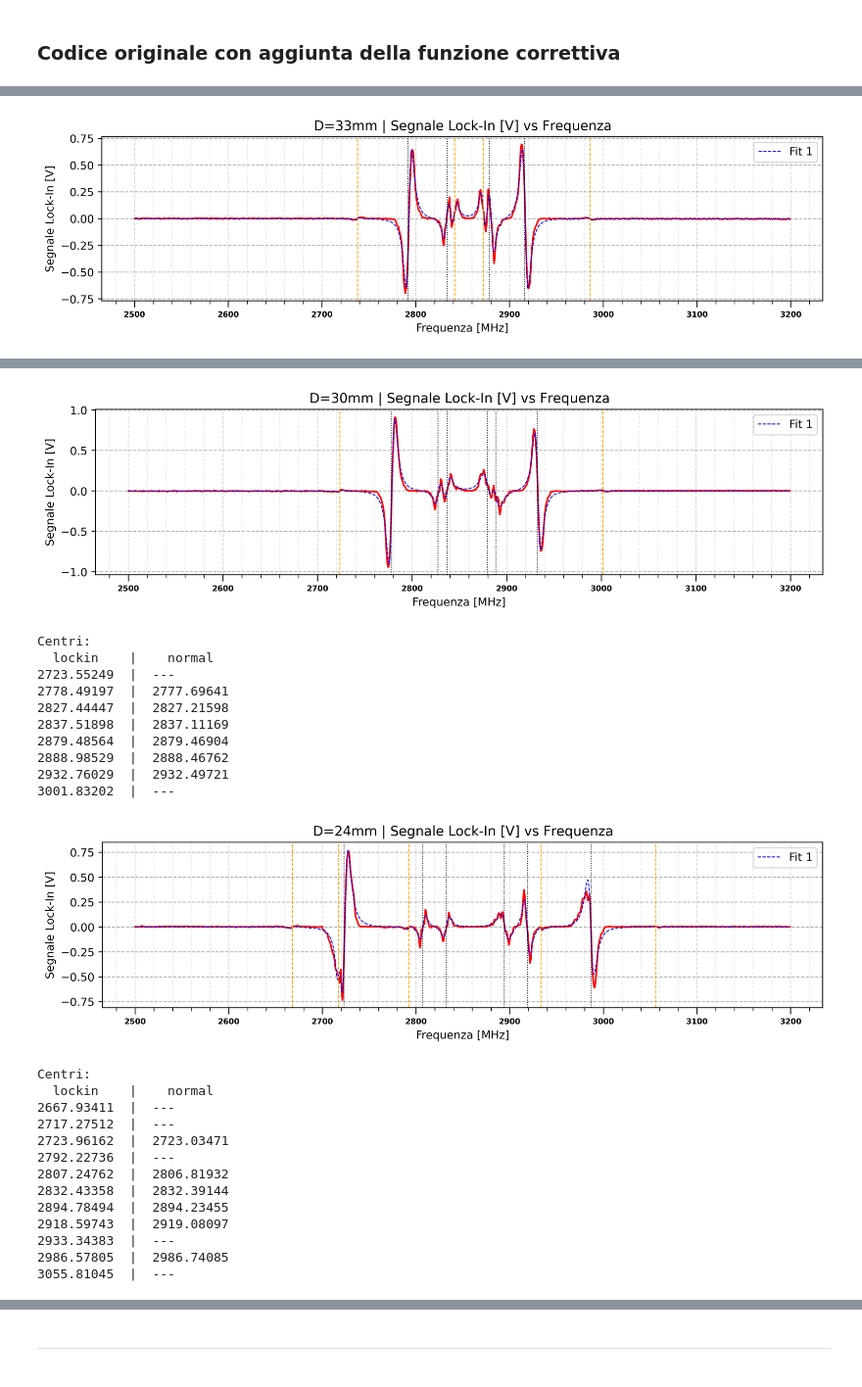
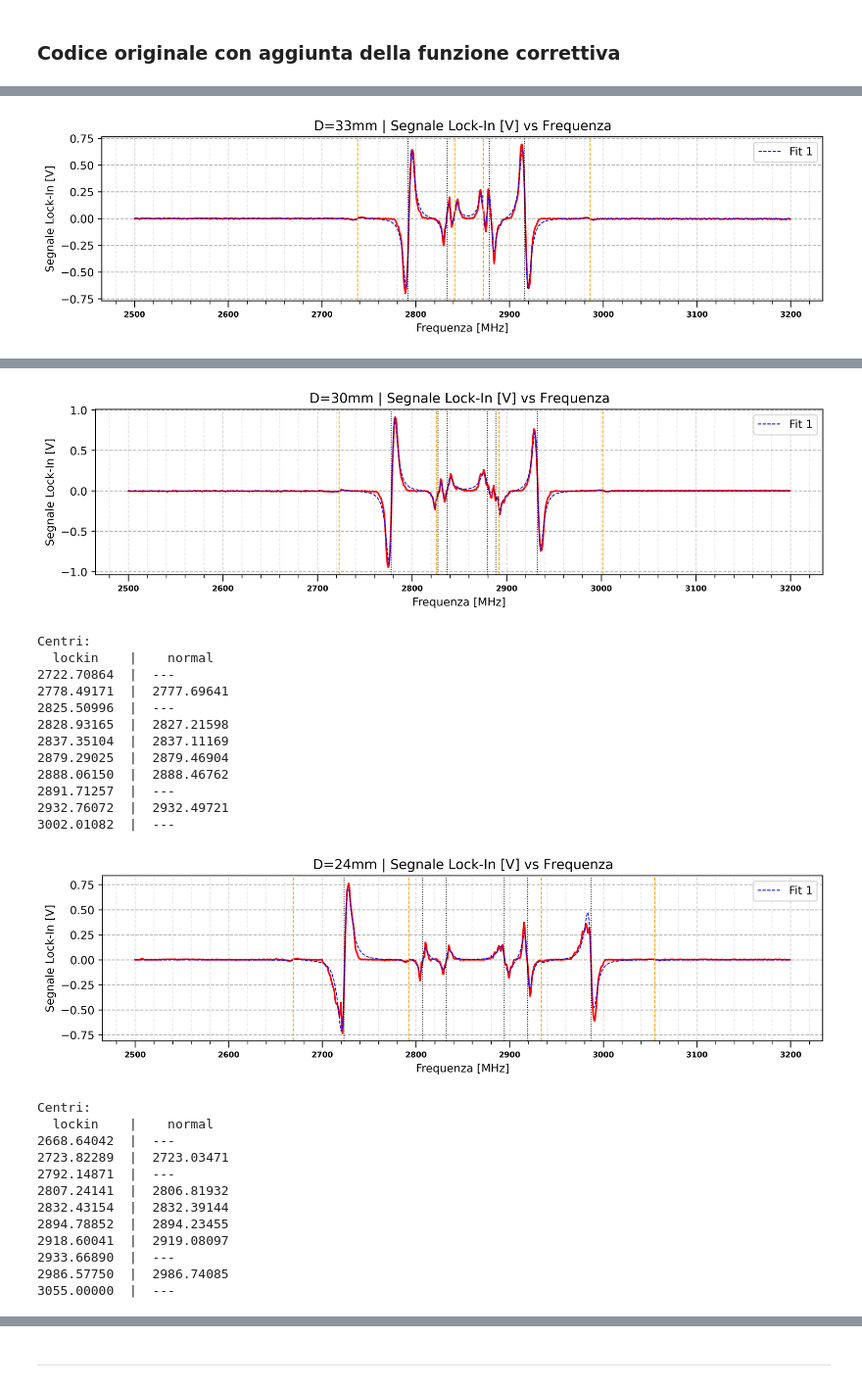
Before and after one commit to zosojack/lab-ss-2, a Jupyter notebook: PARTE 4: ODMR/RIFA:analisi_lockin_cristallo_2 copy.ipynb, the cells around one changed output, grey strips where cells are left out. Shown at 98% size. Cells and saved outputs as stored; diff of their text form; code cells hidden in the pictures.

```diff
--- a/PARTE 4: ODMR/RIFA:analisi_lockin_cristallo_2 copy.ipynb
+++ b/PARTE 4: ODMR/RIFA:analisi_lockin_cristallo_2 copy.ipynb
@@ -45,14 +45,14 @@ def aggiungi_possibili_picchi_mancanti(nu0s, gammas, dist):
         gammas = cat([2],    gammas, [2])
 
     if dist == 30:
-        nu0s   = cat([2720], nu0s, [3000])
-        gammas = cat([2],    gammas, [2])
+        nu0s   = cat([2720], [nu0s[0]], [2822], nu0s[1:-1], [2891], [nu0s[-1]], [3000])
+        gammas = cat([2], [gammas[0]], [2], gammas[1:-1], [2], [gammas[-1]], [2])
 
     if dist == 24:
-        nu0s   = cat([nu0s[0]], [2790], nu0s[1:-1], [2935], [nu0s[-1]])
+        nu0s   = cat([nu0s[0]], [2788], nu0s[1:-1], [2936], [nu0s[-1]])
         gammas = cat([gammas[0]], [2],  gammas[1:-1], [2],   [gammas[-1]])
-        nu0s   = cat([2665, 2720], nu0s, [3060])
-        gammas = cat([2, 2],    gammas, [2])
+        nu0s   = cat([2665], nu0s, [3060])
+        gammas = cat([2],    gammas, [2])
 
     if dist == 22:
         nu0s   = cat([nu0s[0]], [2765], nu0s[1:-1], [2945], [nu0s[-1]])
@@ -121,6 +121,9 @@ def build_name (dist):
 distanze = [17, 19, 20, 22, 24, 30, 33, 39, 40, 1000]
 nu0s_lockin = {}
 gammas_lockin = {}
+
+originals_nu0s_dict = {}
+initial_guesses_nu0s_dict = {}
 
 # Primo loop inutile ma devo normalizzare gli spettri
 massimo_assoluto = 0
@@ -141,6 +144,7 @@ for i, dist in enumerate(reversed(distanze)):
     gammas_lockin[dist] = []
 
     originals_nu0s = nu0s[dist].copy()
+    originals_nu0s_dict[dist] = originals_nu0s.copy()
 
      # costruisco il nome del file
     nome = build_name(dist)
@@ -159,6 +163,7 @@ for i, dist in enumerate(reversed(distanze)):
 
 
     nu0s[dist], gammas[dist] = aggiungi_possibili_picchi_mancanti(nu0s[dist], gammas[dist], dist)
+    initial_guesses_nu0s_dict[dist] = nu0s[dist].copy()
 
     # quanti deep mi aspetto?
     N_deeps = len(nu0s[dist])
@@ -171,7 +176,7 @@ for i, dist in enumerate(reversed(distanze)):
     for j in range(N_deeps):
         p0 += [5, gammas[dist][j], nu0s[dist][j]]
         low += [0, gammas[dist][j]/1.5, nu0s[dist][j] - 5]
-        upp += [np.inf, gammas[dist][j]*1.5, nu0s[dist][j] + 5]
+        upp += [np.inf, gammas[dist][j]*5, nu0s[dist][j] + 5] # prima: [np.inf, gammas[dist][j]*1.5, nu0s[dist][j] + 5]
 
     # fitto lo spettro lock-in
     popt, pcov = curve_fit(fit_func, spettro['freq'], spettro['lock'], p0=p0, bounds=(low, upp), maxfev=10000)
@@ -212,8 +217,6 @@ for i, dist in enumerate(reversed(distanze)):
         f.write("----------+----------\n")
         for freq, fit_val in zip(freq_data, fit_data):
             f.write(f"{freq:9.3f} | {fit_val:8.5f}\n")
-
-print(max_a)
 # %% [output]
 [figure]
 Centri:
@@ -256,28 +259,29 @@ Centri:
-[figure, old version]
+[figure, new version]
 Centri:
   lockin    |    normal
-2723.55249  |  ---
-2778.49197  |  2777.69641
-2827.44447  |  2827.21598
-2837.51898  |  2837.11169
-2879.48564  |  2879.46904
-2888.98529  |  2888.46762
-2932.76029  |  2932.49721
-3001.83202  |  ---
+2722.70864  |  ---
+2778.49171  |  2777.69641
+2825.50996  |  ---
+2828.93165  |  2827.21598
+2837.35104  |  2837.11169
+2879.29025  |  2879.46904
+2888.06150  |  2888.46762
+2891.71257  |  ---
+2932.76072  |  2932.49721
+3002.01082  |  ---
-[figure, old version]
+[figure, new version]
 Centri:
   lockin    |    normal
-2667.93411  |  ---
-2717.27512  |  ---
-2723.96162  |  2723.03471
-2792.22736  |  ---
-2807.24762  |  2806.81932
-2832.43358  |  2832.39144
-2894.78494  |  2894.23455
-2918.59743  |  2919.08097
-2933.34383  |  ---
-2986.57805  |  2986.74085
-3055.81045  |  ---
+2668.64042  |  ---
+2723.82289  |  2723.03471
+2792.14871  |  ---
+2807.24141  |  2806.81932
+2832.43154  |  2832.39144
+2894.78852  |  2894.23455
+2918.60041  |  2919.08097
+2933.66890  |  ---
+2986.57750  |  2986.74085
+3055.00000  |  ---
 ... (8 outputs left out)
 # %% [markdown]
 ---
```
Also changed, not shown: parts of 6 cells of this notebook, 11 other files.
